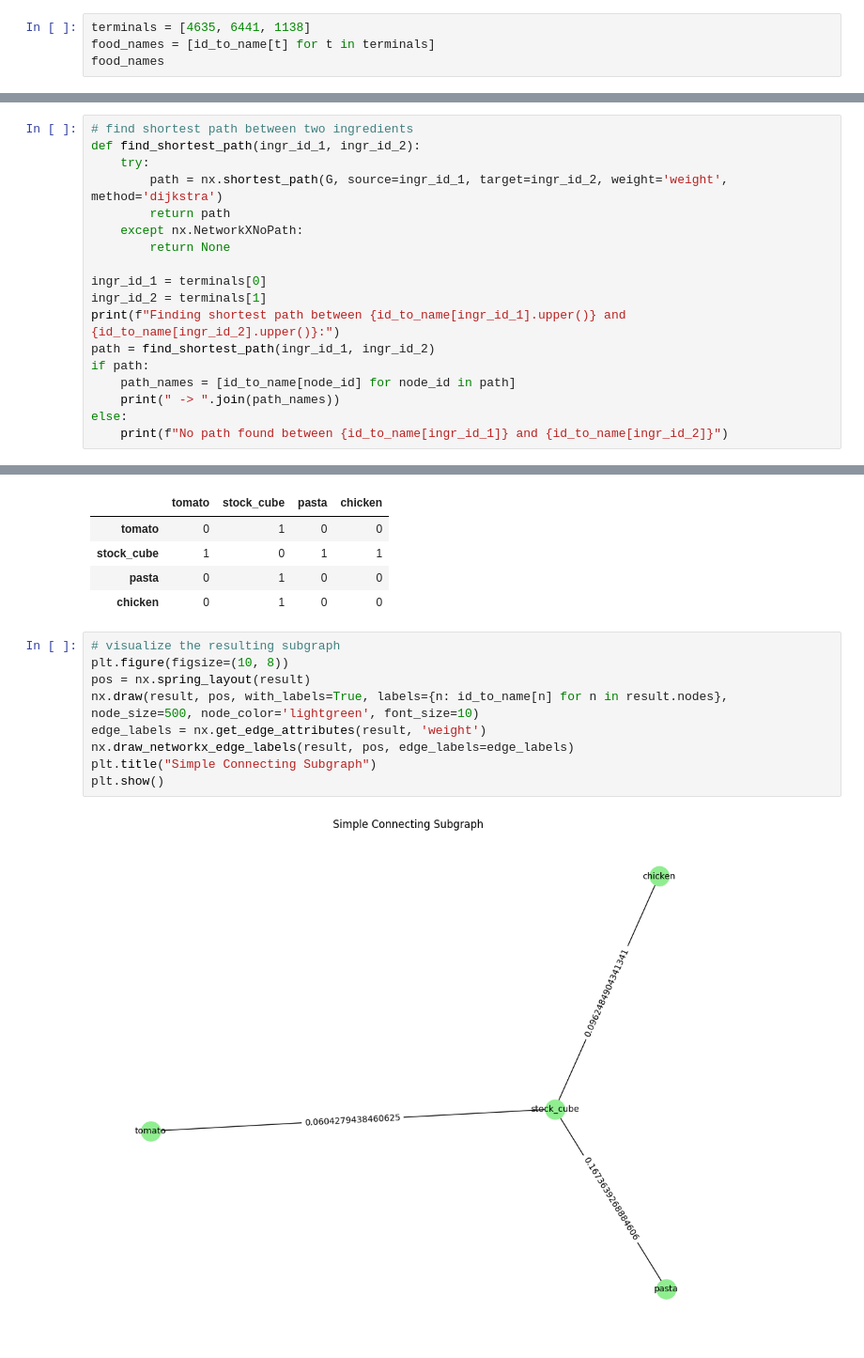
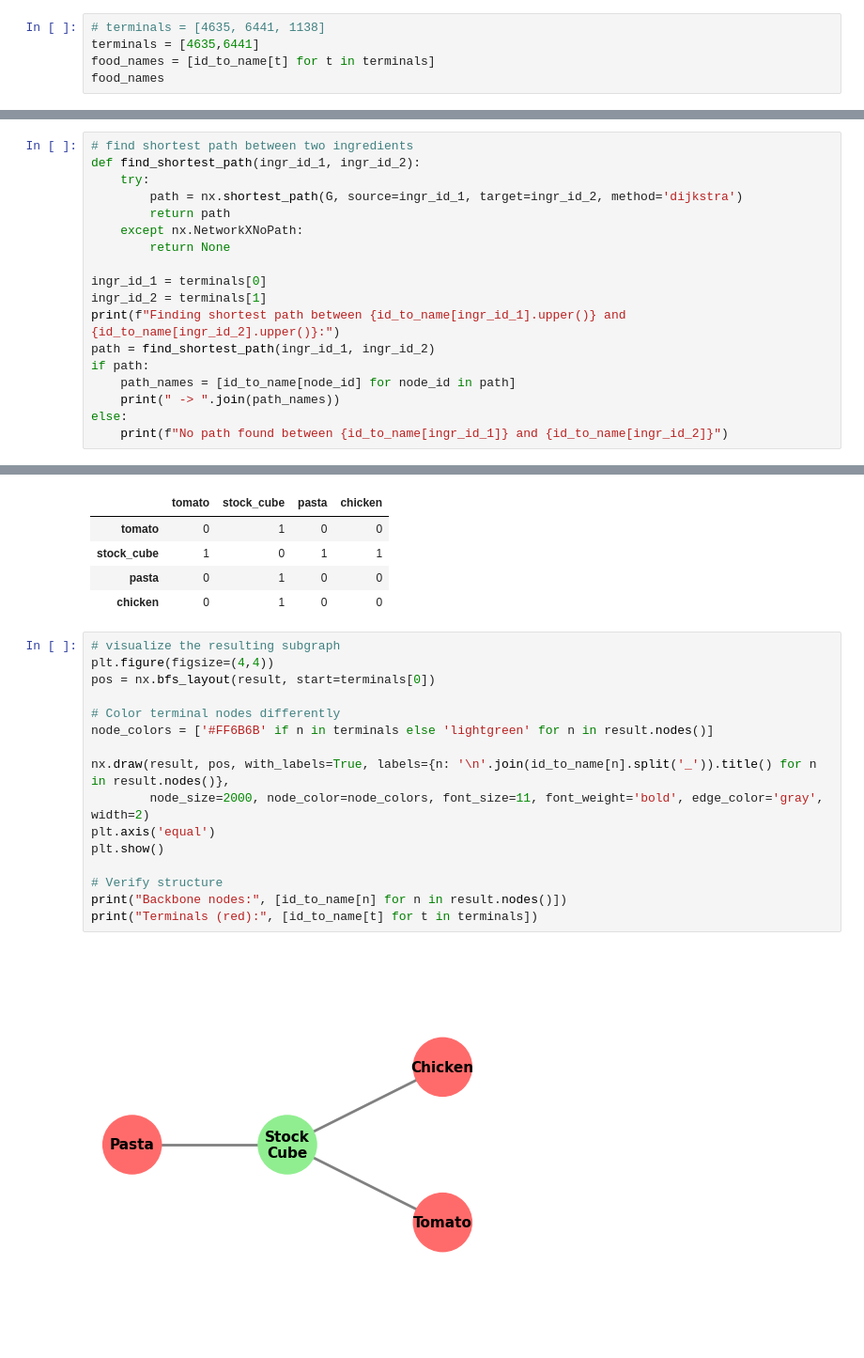
Before and after one commit to Marcrulo/ElevateMyDish, a Jupyter notebook: src/main.ipynb, the cells around one changed output, grey strips where cells are left out. Shown at 94% size. Drawn from its saved outputs; the diff is of its cells as text.

```diff
--- a/src/main.ipynb
+++ b/src/main.ipynb
@@ -73,5 +73,6 @@ subset
 # %%
-terminals = [4635, 6441, 1138]
+# terminals = [4635, 6441, 1138]
+terminals = [4635,6441]
 food_names = [id_to_name[t] for t in terminals]
 food_names
 # %% [output]
@@ -222,7 +217,7 @@ save(p)
 # find shortest path between two ingredients
 def find_shortest_path(ingr_id_1, ingr_id_2):
     try:
-        path = nx.shortest_path(G, source=ingr_id_1, target=ingr_id_2, weight='weight', method='dijkstra')
+        path = nx.shortest_path(G, source=ingr_id_1, target=ingr_id_2, method='dijkstra')
         return path
     except nx.NetworkXNoPath:
         return None
@@ -337,12 +365,19 @@ mat
 | chicken | 0 | 1 | 0 | 0 |
 # %%
 # visualize the resulting subgraph
-plt.figure(figsize=(10, 8))
-pos = nx.spring_layout(result)
-nx.draw(result, pos, with_labels=True, labels={n: id_to_name[n] for n in result.nodes}, node_size=500, node_color='lightgreen', font_size=10)
-edge_labels = nx.get_edge_attributes(result, 'weight')
-nx.draw_networkx_edge_labels(result, pos, edge_labels=edge_labels)
-plt.title("Simple Connecting Subgraph")
+plt.figure(figsize=(4,4))
+pos = nx.bfs_layout(result, start=terminals[0])
+
+# Color terminal nodes differently
+node_colors = ['#FF6B6B' if n in terminals else 'lightgreen' for n in result.nodes()]
+
+nx.draw(result, pos, with_labels=True, labels={n: '\n'.join(id_to_name[n].split('_')).title() for n in result.nodes()},
+        node_size=2000, node_color=node_colors, font_size=11, font_weight='bold', edge_color='gray', width=2)
+plt.axis('equal')
 plt.show()
+
+# Verify structure
+print("Backbone nodes:", [id_to_name[n] for n in result.nodes()])
+print("Terminals (red):", [id_to_name[t] for t in terminals])
 # %% [output]
-[figure, old version]
+[figure, new version]
```
Also changed, not shown: parts of 10 cells of this notebook, 2 other files.
